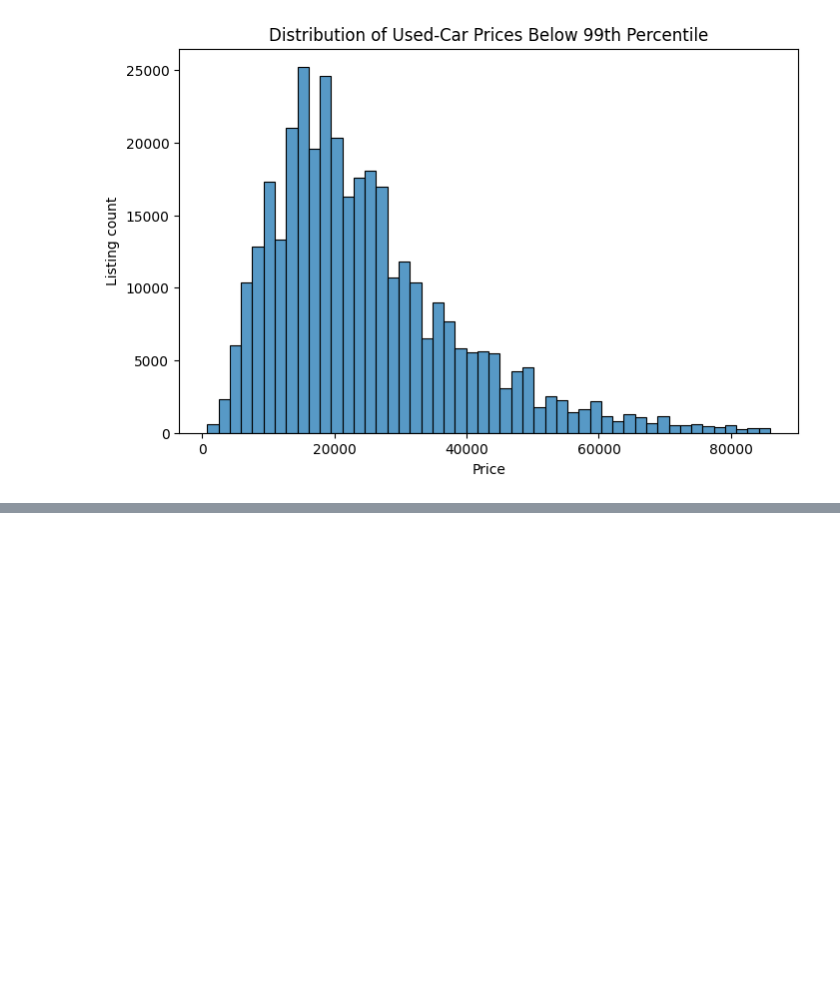
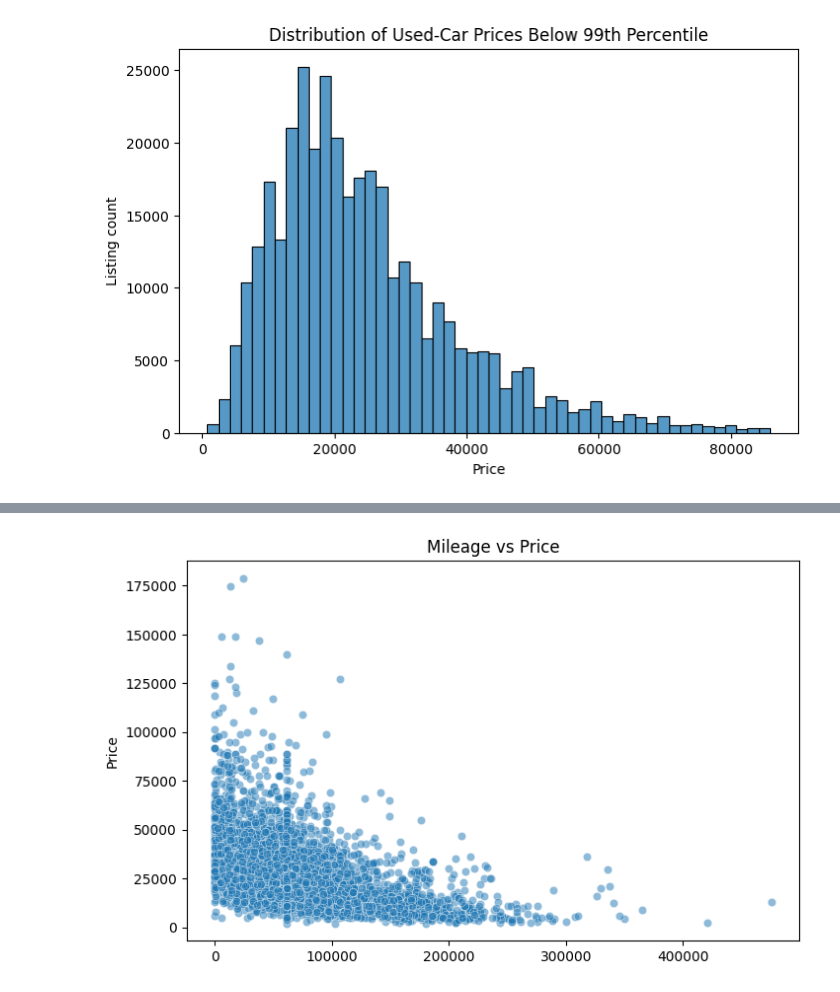
Before and after one commit to lecfranzff/used_car_app, a Jupyter notebook: notebooks/01_eda_modeling.ipynb, the cells around one changed output, grey strips where cells are left out. Drawn from its saved outputs; the diff is of its cells as text; code cells hidden in the pictures; blank space fills up the shorter version.

```diff
--- a/notebooks/01_eda_modeling.ipynb
+++ b/notebooks/01_eda_modeling.ipynb
@@ -448,0 +513,10 @@ plt.show()
+# %%
+
+plt.figure(figsize=(8,5))
+sns.scatterplot(data= df_imputed.sample(min(len(df_imputed), 5000),random_state = 67), x = "miles", y = TARGET, alpha= 0.5)
+plt.title("Mileage vs Price")
+plt.xlabel("Miles")
+plt.ylabel("Price")
+plt.show()
+# %% [output]
+[figure, added]
```
Also changed, not shown: parts of 9 cells of this notebook.
